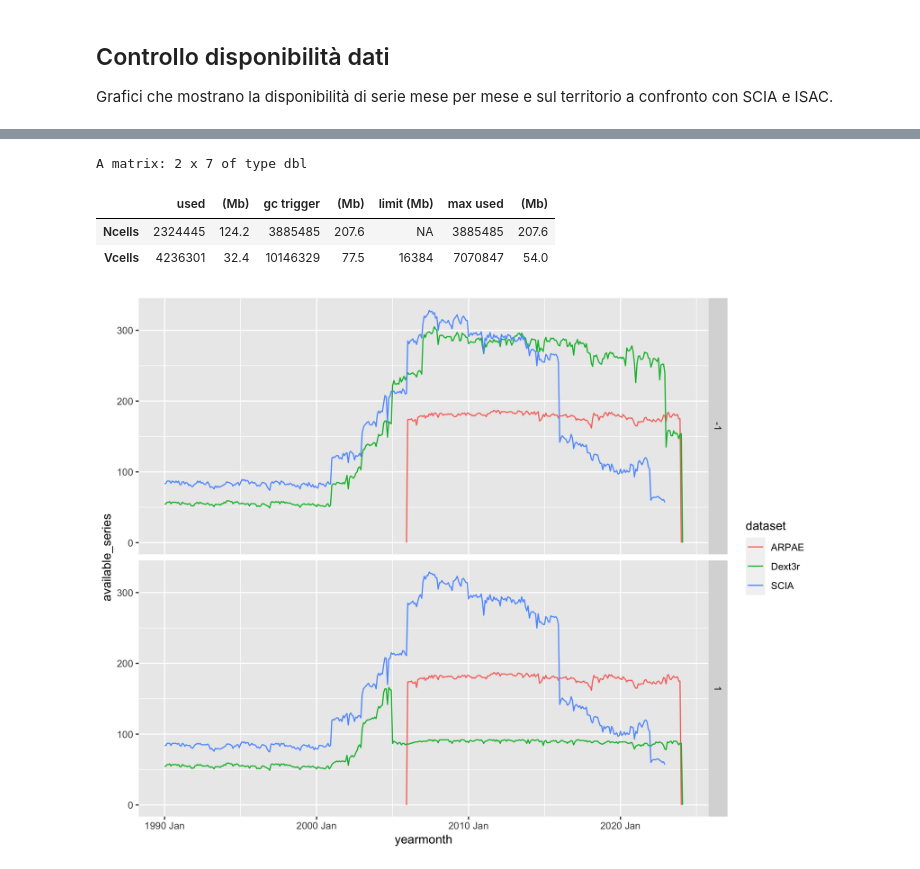
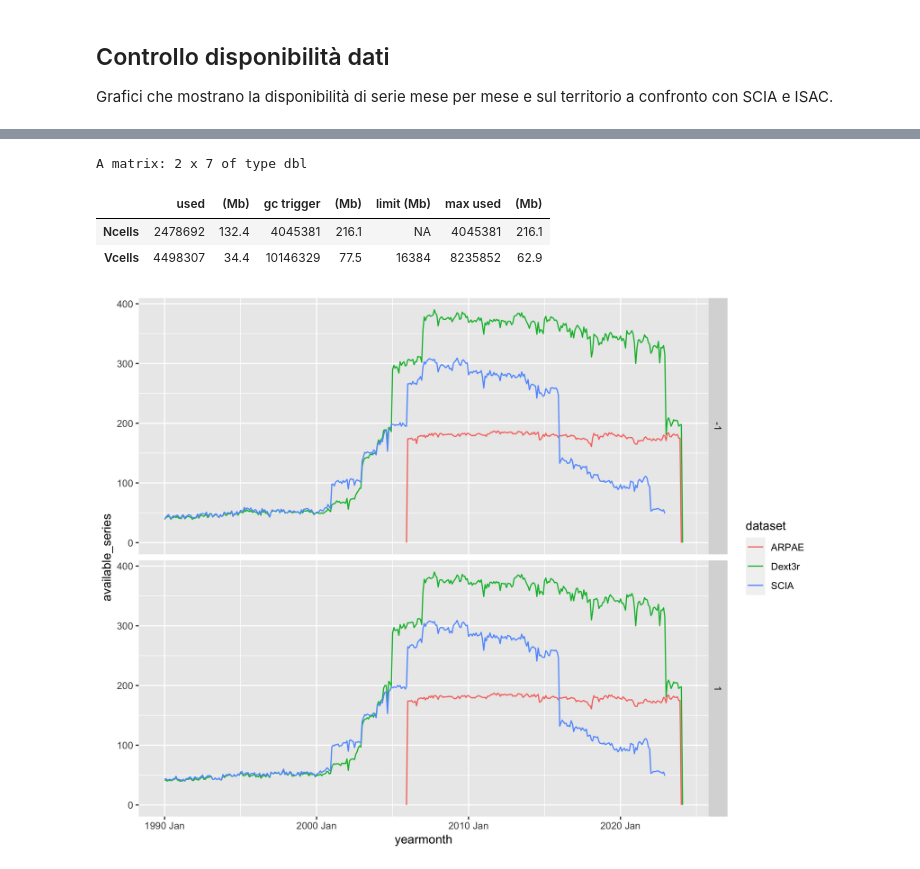
Before and after one commit to dnstudent/TesiMag, a Jupyter notebook: notebooks/integrazioni_regionali/emilia-romagna/data_load.ipynb, the cells around one changed output, grey strips where cells are left out. Saved outputs shown, nothing was run; the diff lists cells and outputs as text; code cells hidden in the pictures.

```diff
--- a/notebooks/integrazioni_regionali/emilia-romagna/data_load.ipynb
+++ b/notebooks/integrazioni_regionali/emilia-romagna/data_load.ipynb
@@ -116,21 +119,24 @@ p
 # %%
-rm(stations, state_data, ymonthly_avail, climats, p)
+rm(stations, state_data, ymonthly_avail, p)
 gc()
 # %% [output]
 A matrix: 2 x 7 of type dbl
 |  | used | (Mb) | gc trigger | (Mb) | limit (Mb) | max used | (Mb) |
-| Ncells | 2324445 | 124.2 | 3885485 | 207.6 | NA | 3885485 | 207.6 |
-| Vcells | 4236301 | 32.4 | 10146329 | 77.5 | 16384 | 7070847 | 54.0 |
+| Ncells | 2478692 | 132.4 | 4045381 | 216.1 | NA | 4045381 | 216.1 |
+| Vcells | 4498307 | 34.4 | 10146329 | 77.5 | 16384 | 8235852 | 62.9 |
 # %%
 qc_checkpoint(dataset, conns$data)
 qc_checkpoint("Dext3r", conns$data)
 # %%
 conn <- conns$data
-stations <- query_checkpoint_meta(c(dataset, "Dext3r", "SCIA"), "qc1", conn) |> filter(state == "Emilia-Romagna")
+stations <- query_checkpoint_meta(c(dataset, "Dext3r", "SCIA"), "qc1", conn) |>
+    filter(state == "Emilia-Romagna", !(network %in% c("Sinottica", "Mareografica")))
 state_data <- query_checkpoint_data(c(dataset, "Dext3r", "SCIA"), "qc1", conn) |>
-    filter(date >= as.Date("1990-01-01")) |>
+    filter(date >= as.Date("1990-01-01"), valid) |>
     semi_join(stations, join_by(dataset, sensor_key))
-c(p, ymonthly_avail) %<-% ymonthly_availabilities(state_data)
+pp <- ymonthly_availabilities(state_data)
+p <- pp$plot
+ymonthly_avail <- pp[[2]]
 p + facet_grid(variable ~ .)
 # %% [output]
-[figure, old version]
+[figure, new version]
```
Also changed, not shown: parts of 4 cells of this notebook, 15 other files.
